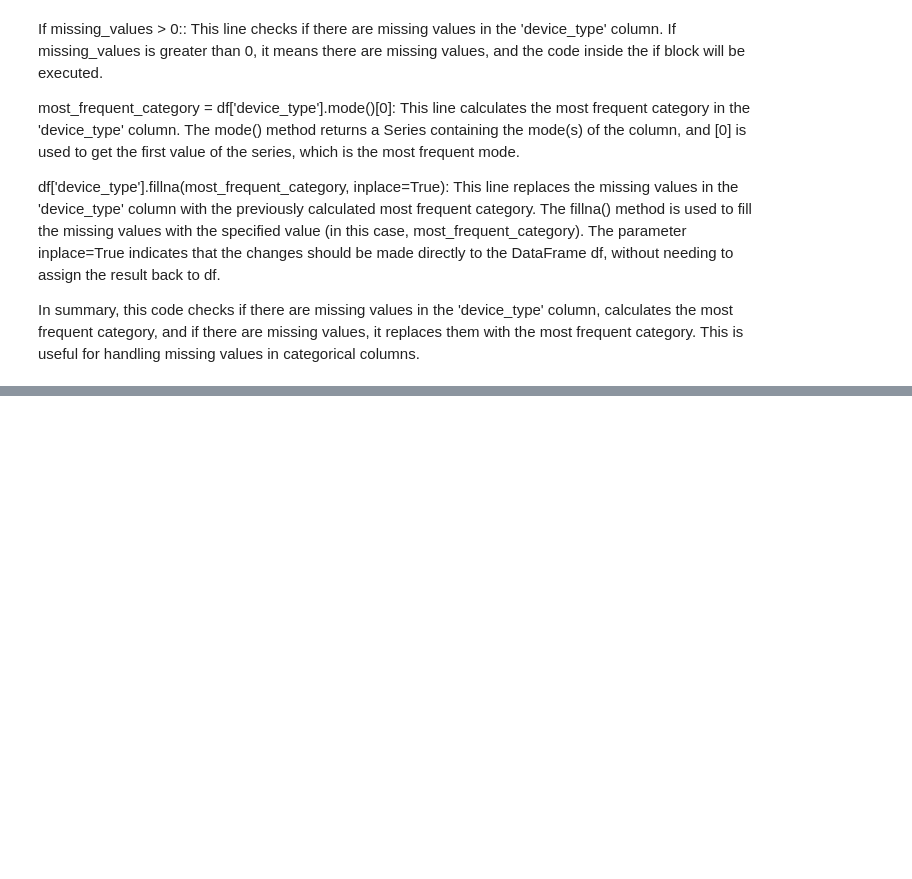
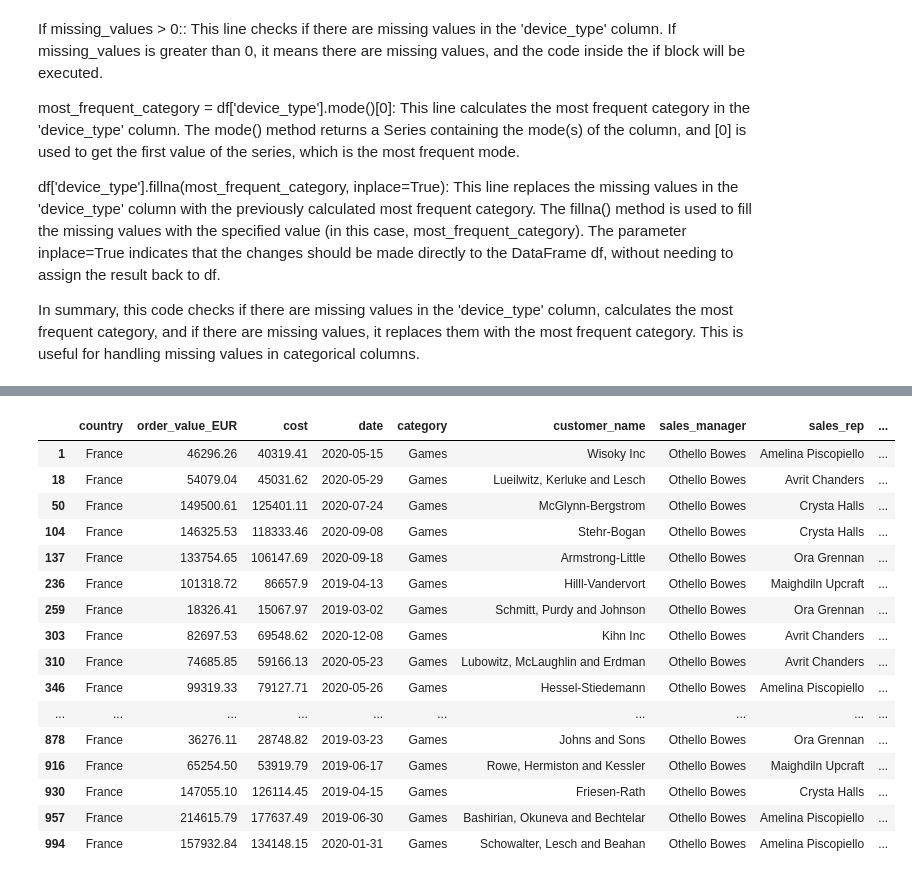
Before and after one commit to Badu1230/Badu1230, a Jupyter notebook: data-science-work-flow-in-python-and-chatgpt.ipynb, the cells around one changed output, grey strips where cells are left out. Cells and saved outputs as stored; diff of their text form; code cells hidden in the pictures; blank space fills up the shorter version.

Commit message:
Kaggle Notebook | Data Science using Python | Version 4

```diff
--- a/data-science-work-flow-in-python-and-chatgpt.ipynb
+++ b/data-science-work-flow-in-python-and-chatgpt.ipynb
@@ -143,0 +356,23 @@ print("Number of missing values in device_type:", missing_values)
+# %%
+# Filter the DataFrame for rows where country is 'France' and category is 'Games'
+France_Games_df = df[(df['country'] == 'France') & (df['category'] == 'Games')]
+# %%
+France_Games_df
+# %% [output]
+|  | country | order_value_EUR | cost | date | category | customer_name | sales_manager | sales_rep | ... |
+| 1 | France | 46296.26 | 40319.41 | 2020-05-15 | Games | Wisoky Inc | Othello Bowes | Amelina Piscopiello | ... |
+| 18 | France | 54079.04 | 45031.62 | 2020-05-29 | Games | Lueilwitz, Kerluke and Lesch | Othello Bowes | Avrit Chanders | ... |
+| 50 | France | 149500.61 | 125401.11 | 2020-07-24 | Games | McGlynn-Bergstrom | Othello Bowes | Crysta Halls | ... |
+| 104 | France | 146325.53 | 118333.46 | 2020-09-08 | Games | Stehr-Bogan | Othello Bowes | Crysta Halls | ... |
+| 137 | France | 133754.65 | 106147.69 | 2020-09-18 | Games | Armstrong-Little | Othello Bowes | Ora Grennan | ... |
+| 236 | France | 101318.72 | 86657.9 | 2019-04-13 | Games | Hilll-Vandervort | Othello Bowes | Maighdiln Upcraft | ... |
+| 259 | France | 18326.41 | 15067.97 | 2019-03-02 | Games | Schmitt, Purdy and Johnson | Othello Bowes | Ora Grennan | ... |
+| 303 | France | 82697.53 | 69548.62 | 2020-12-08 | Games | Kihn Inc | Othello Bowes | Avrit Chanders | ... |
+| 310 | France | 74685.85 | 59166.13 | 2020-05-23 | Games | Lubowitz, McLaughlin and Erdman | Othello Bowes | Avrit Chanders | ... |
+| 346 | France | 99319.33 | 79127.71 | 2020-05-26 | Games | Hessel-Stiedemann | Othello Bowes | Amelina Piscopiello | ... |
+| ... | ... | ... | ... | ... | ... | ... | ... | ... | ... |
+| 878 | France | 36276.11 | 28748.82 | 2019-03-23 | Games | Johns and Sons | Othello Bowes | Ora Grennan | ... |
+| 916 | France | 65254.50 | 53919.79 | 2019-06-17 | Games | Rowe, Hermiston and Kessler | Othello Bowes | Maighdiln Upcraft | ... |
+| 930 | France | 147055.10 | 126114.45 | 2019-04-15 | Games | Friesen-Rath | Othello Bowes | Crysta Halls | ... |
+| 957 | France | 214615.79 | 177637.49 | 2019-06-30 | Games | Bashirian, Okuneva and Bechtelar | Othello Bowes | Amelina Piscopiello | ... |
+| 994 | France | 157932.84 | 134148.15 | 2020-01-31 | Games | Schowalter, Lesch and Beahan | Othello Bowes | Amelina Piscopiello | ... |
```
Also changed, not shown: parts of 26 cells of this notebook.
